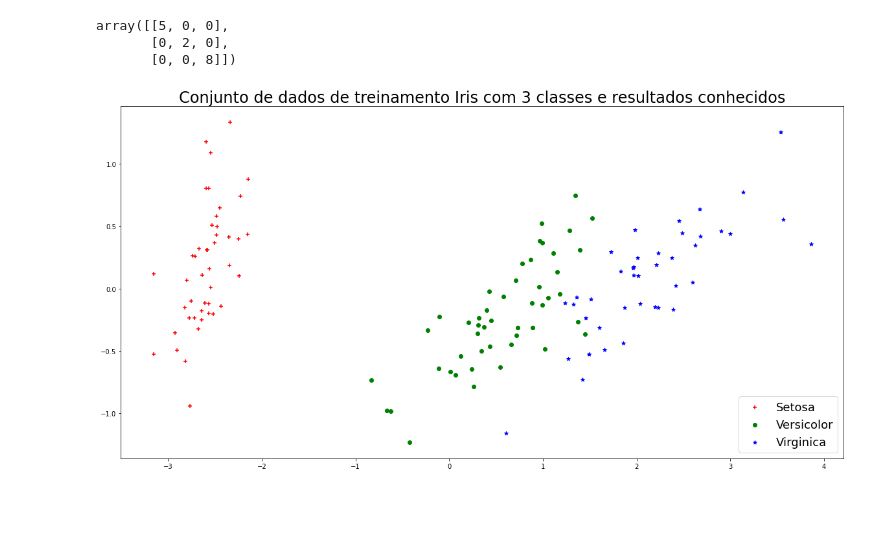
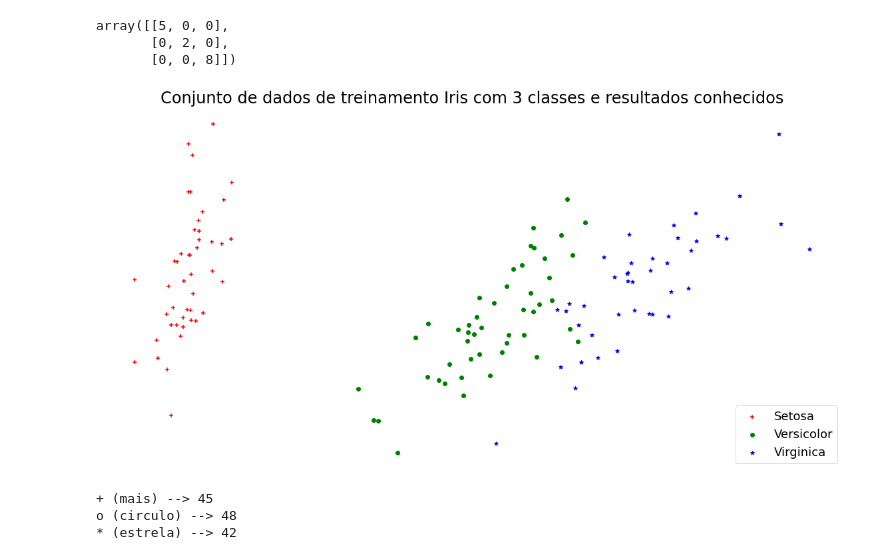
Before and after one commit to albertomendess/Estudos, a Jupyter notebook: Treinando_predições_dados_iris.ipynb, the cells around one changed output. Saved outputs shown, nothing was run; the diff lists cells and outputs as text; code cells hidden in the pictures; blank space fills up the shorter version.

```diff
--- a/Treinando_predições_dados_iris.ipynb
+++ b/Treinando_predições_dados_iris.ipynb
@@ -181,30 +182,40 @@ pca_2d = pca.transform(X_train)
 # %%
 # PLOTANDO O CLASSIFICADOR
 pl.figure(figsize= (20, 10))
 
 for i in range(0, pca_2d.shape[0]):
     if Y_train[i] == 0:
         c1 = pl.scatter(pca_2d[i,0],
                         pca_2d[i,1],
                         c='r',
                         marker='+')
     elif Y_train[i] == 1:
         c2 = pl.scatter(pca_2d[i,0],
                         pca_2d[i,1],
                         c='g',
                         marker='o')
     elif Y_train[i] == 2:
         c3 = pl.scatter(pca_2d[i,0],
                         pca_2d[i,1],
                         c='b',
                         marker='*')
 
 pl.legend([c1, c2, c3], ['Setosa', 'Versicolor', 'Virginica'],
           fontsize= 18,
           loc= 'lower right')
 pl.title("Conjunto de dados de treinamento Iris com 3 classes e resultados conhecidos",
          fontsize=24)
+pl.axis("off")
 
 pl.show()
 # %% [output]
-[figure, old version]
+[figure, new version]
+# %%
+# FREQUENCIA QUE CADA CLASSE APARECE NO GRÁFICO DE DISPERSÃO
+print(f"+ (mais) --> {sum(Y_train==0)}")
+print(f"o (circulo) --> {sum(Y_train==1)}")
+print(f"* (estrela) --> {sum(Y_train==2)}")
+# %% [output]
++ (mais) --> 45
+o (circulo) --> 48
+* (estrela) --> 42
```
Also changed, not shown: parts of 3 cells of this notebook.
